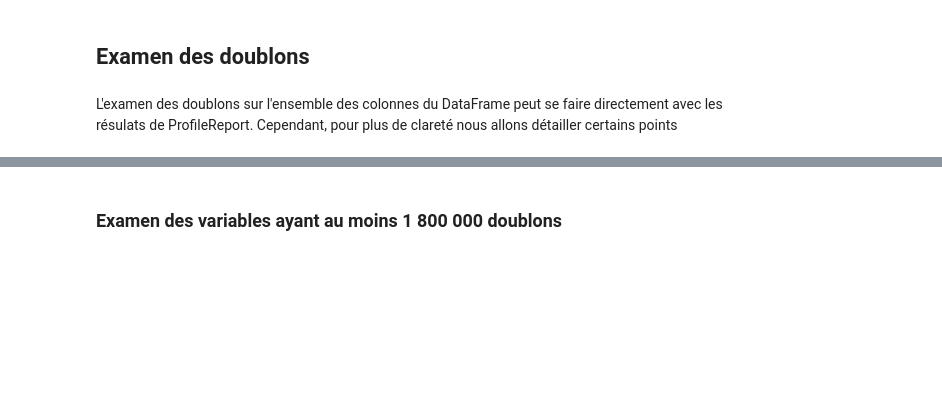
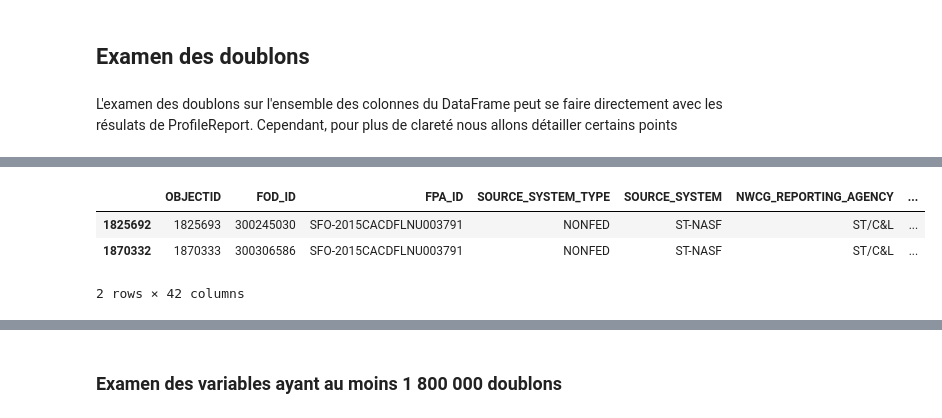
Before and after one commit to paulokmmf/Projet_DA_WILDFIRE, a Jupyter notebook: wildfire_USA.ipynb, the cells around one changed output, grey strips where cells are left out. Drawn from its saved outputs; the diff is of its cells as text; code cells hidden in the pictures; blank space fills up the shorter version.

```diff
--- a/wildfire_USA.ipynb
+++ b/wildfire_USA.ipynb
@@ -280,0 +364,8 @@ FS_1452833[]
+# %%
+SFO_2015CACDFLNU003791 = fires[fires['FPA_ID'] == 'SFO-2015CACDFLNU003791']
+SFO_2015CACDFLNU003791
+# %% [output]
+|  | OBJECTID | FOD_ID | FPA_ID | SOURCE_SYSTEM_TYPE | SOURCE_SYSTEM | NWCG_REPORTING_AGENCY | ... |
+| 1825692 | 1825693 | 300245030 | SFO-2015CACDFLNU003791 | NONFED | ST-NASF | ST/C&L | ... |
+| 1870332 | 1870333 | 300306586 | SFO-2015CACDFLNU003791 | NONFED | ST-NASF | ST/C&L | ... |
+2 rows × 42 columns
```
Also changed, not shown: parts of 27 cells of this notebook, 3 other files.
